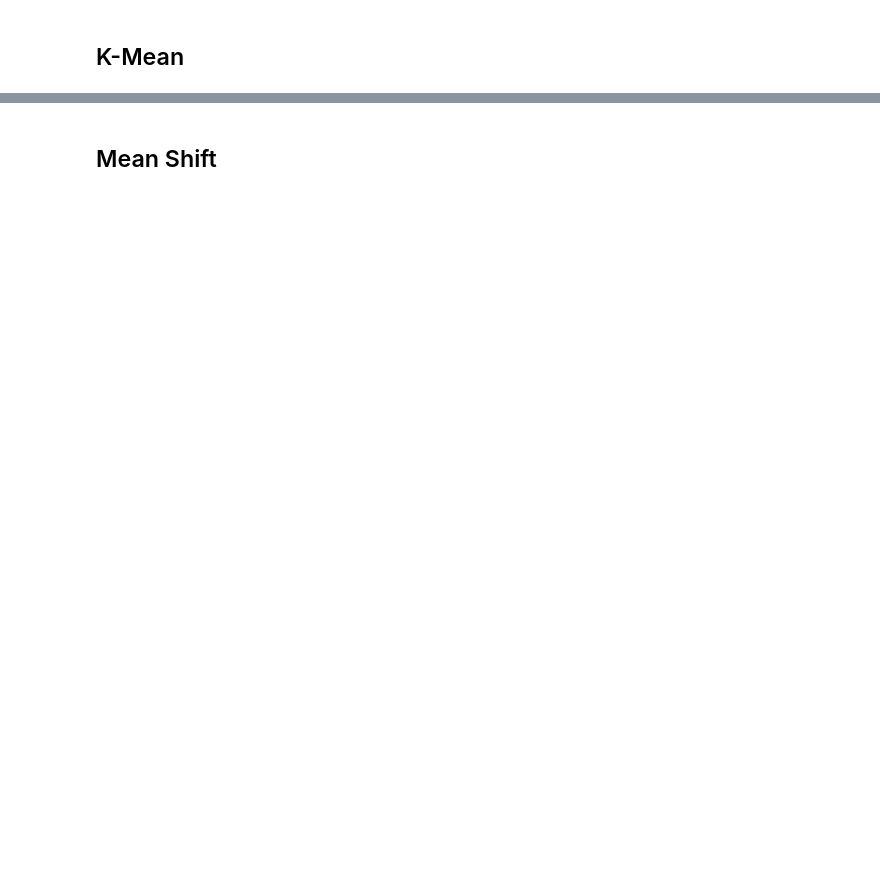
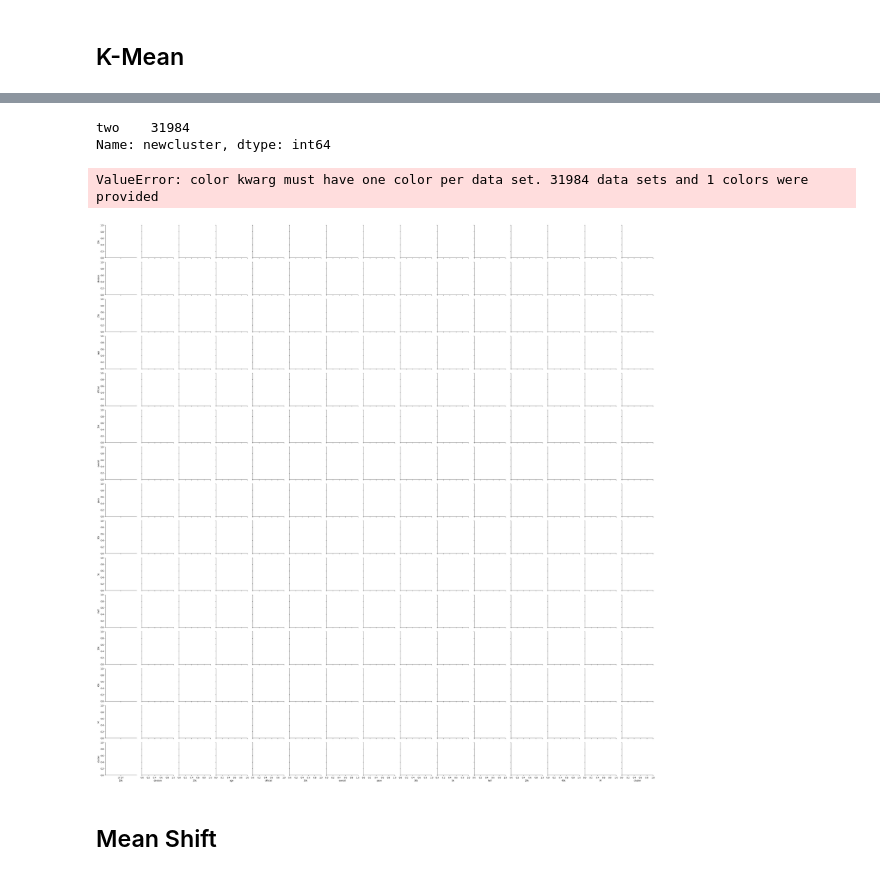
Before and after one commit to danehooker/Thinkful-Projects, a Jupyter notebook: Module 30-4.ipynb, the cells around one changed output, grey strips where cells are left out. Drawn from its saved outputs; the diff is of its cells as text; code cells hidden in the pictures; blank space fills up the shorter version.

```diff
--- a/Module 30-4.ipynb
+++ b/Module 30-4.ipynb
@@ -114,0 +111,6 @@ ValueError: Shape of passed values is (2, 1), indices imply (2, 31984)
+# %%
+# Calculate predicted values.
+y_pred = KMeans(n_clusters=4, random_state=42).fit(df)
+
+df['cluster'] = y_pred.labels_
+df.head()
@@ -114,0 +151,12 @@ ValueError: Shape of passed values is (2, 1), indices imply (2, 31984)
+# %%
+for i in range(0, 31984):
+    if df.iloc[i, 14] == 0:
+        df['newcluster'] = 'zero'
+    elif df.iloc[i, 14] == 1:
+        df['newcluster'] = 'one'
+    elif df.iloc[i, 14] == 2:
+        df['newcluster'] = 'two'
+    elif df.iloc[i, 14] == 3:
+        df['newcluster'] = 'three'
+    else:
+        df['newcluster'] = 'four'
@@ -115,2 +172,12 @@ ValueError: Shape of passed values is (2, 1), indices imply (2, 31984)
+# %%
+df.newcluster.value_counts()
+# %% [output]
+two    31984
+Name: newcluster, dtype: int64
+# %%
+sns.pairplot(df)
+# %% [output]
+ValueError: color kwarg must have one color per data set. 31984 data sets and 1 colors were provided
+[figure, added]
 # %% [markdown]
 ## Mean Shift
```
Also changed, not shown: parts of 28 cells of this notebook.
